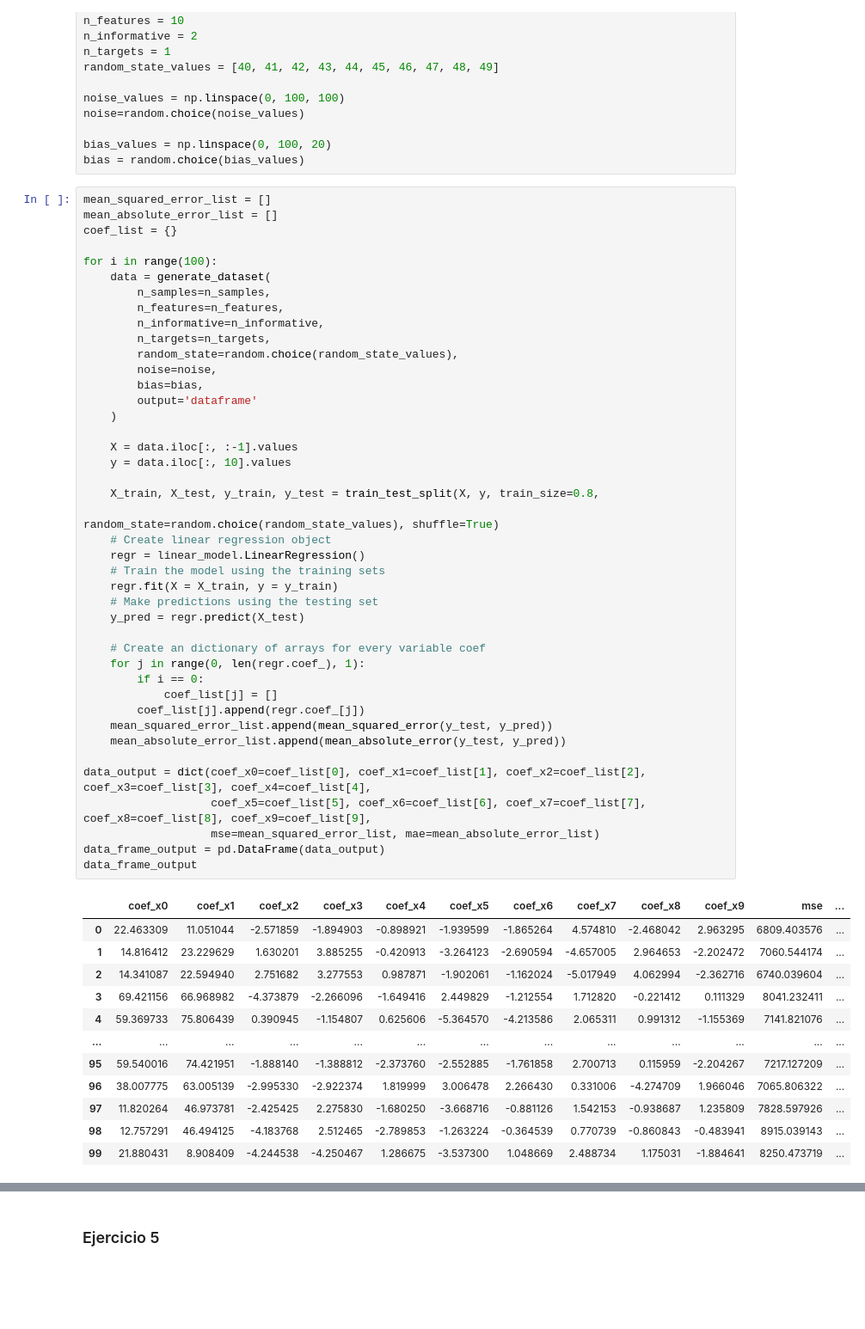
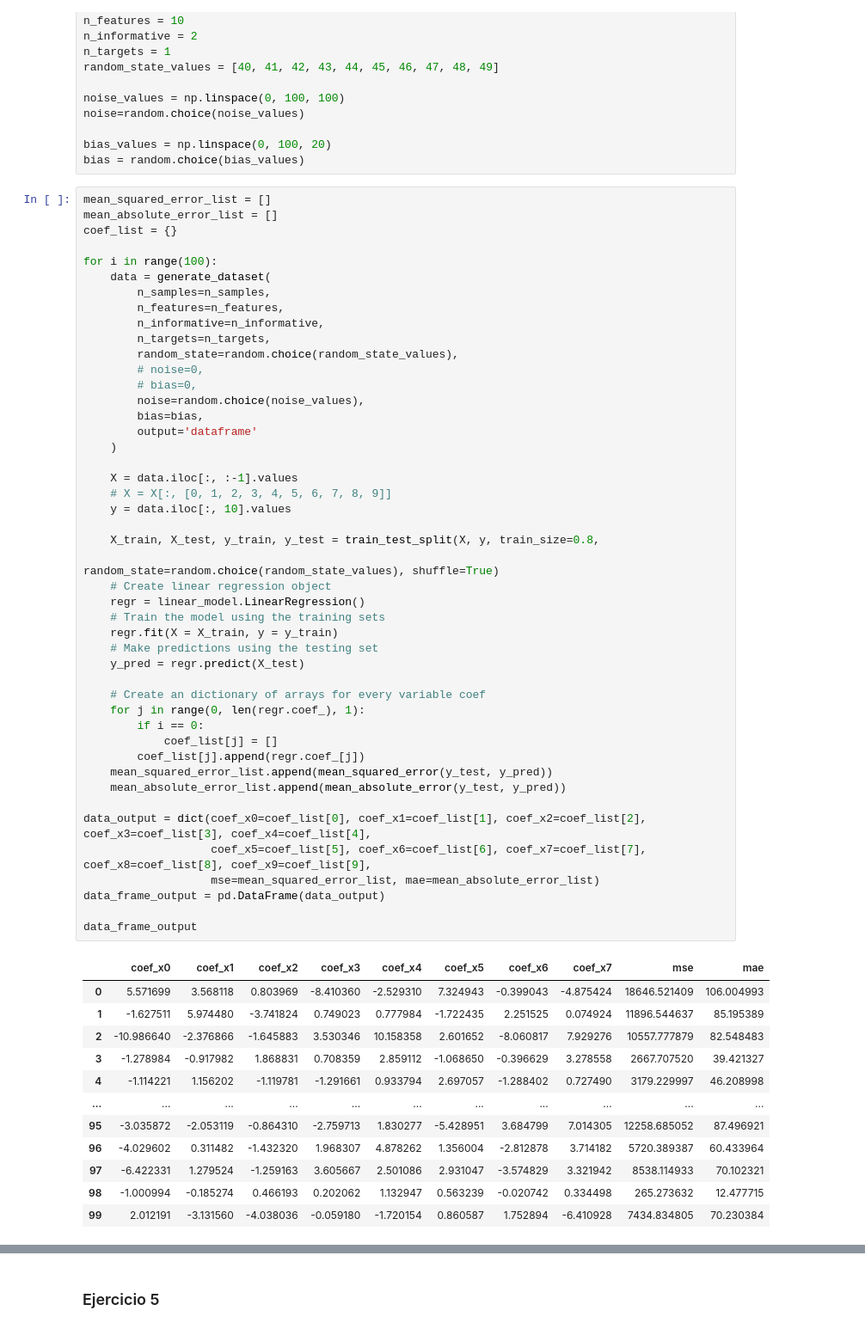
Before and after one commit to FIUBA-Posgrado-Inteligencia-Artificial/intro_ia, a Jupyter notebook: tp_integrador_enunciado/tpi_parte2.ipynb, the cells around one changed output, grey strips where cells are left out. Shown at 86% size. Cells and saved outputs as stored; diff of their text form; blank space fills up the shorter version.

Commit message:
ejercicio 4 with dataframe fix

```diff
--- a/tp_integrador_enunciado/tpi_parte2.ipynb
+++ b/tp_integrador_enunciado/tpi_parte2.ipynb
@@ -238,46 +238,50 @@ for i in range(100):
         n_informative=n_informative,
         n_targets=n_targets,
         random_state=random.choice(random_state_values),
-        noise=noise,
+        # noise=0,
+        # bias=0,
+        noise=random.choice(noise_values),
         bias=bias,
         output='dataframe'
     )
 
     X = data.iloc[:, :-1].values
+    # X = X[:, [0, 1, 2, 3, 4, 5, 6, 7, 8, 9]]
     y = data.iloc[:, 10].values
 
     X_train, X_test, y_train, y_test = train_test_split(X, y, train_size=0.8,
                                                         random_state=random.choice(random_state_values), shuffle=True)
     # Create linear regression object
     regr = linear_model.LinearRegression()
     # Train the model using the training sets
     regr.fit(X = X_train, y = y_train)
     # Make predictions using the testing set
     y_pred = regr.predict(X_test)
 
     # Create an dictionary of arrays for every variable coef
     for j in range(0, len(regr.coef_), 1):
         if i == 0:
             coef_list[j] = []
         coef_list[j].append(regr.coef_[j])
     mean_squared_error_list.append(mean_squared_error(y_test, y_pred))
     mean_absolute_error_list.append(mean_absolute_error(y_test, y_pred))
 
 data_output = dict(coef_x0=coef_list[0], coef_x1=coef_list[1], coef_x2=coef_list[2], coef_x3=coef_list[3], coef_x4=coef_list[4],
                    coef_x5=coef_list[5], coef_x6=coef_list[6], coef_x7=coef_list[7], coef_x8=coef_list[8], coef_x9=coef_list[9],
                    mse=mean_squared_error_list, mae=mean_absolute_error_list)
 data_frame_output = pd.DataFrame(data_output)
+
 data_frame_output
 # %% [output]
-|  | coef_x0 | coef_x1 | coef_x2 | coef_x3 | coef_x4 | coef_x5 | coef_x6 | coef_x7 | coef_x8 | coef_x9 | mse | ... |
-| 0 | 22.463309 | 11.051044 | -2.571859 | -1.894903 | -0.898921 | -1.939599 | -1.865264 | 4.574810 | -2.468042 | 2.963295 | 6809.403576 | ... |
-| 1 | 14.816412 | 23.229629 | 1.630201 | 3.885255 | -0.420913 | -3.264123 | -2.690594 | -4.657005 | 2.964653 | -2.202472 | 7060.544174 | ... |
-| 2 | 14.341087 | 22.594940 | 2.751682 | 3.277553 | 0.987871 | -1.902061 | -1.162024 | -5.017949 | 4.062994 | -2.362716 | 6740.039604 | ... |
-| 3 | 69.421156 | 66.968982 | -4.373879 | -2.266096 | -1.649416 | 2.449829 | -1.212554 | 1.712820 | -0.221412 | 0.111329 | 8041.232411 | ... |
-| 4 | 59.369733 | 75.806439 | 0.390945 | -1.154807 | 0.625606 | -5.364570 | -4.213586 | 2.065311 | 0.991312 | -1.155369 | 7141.821076 | ... |
-| ... | ... | ... | ... | ... | ... | ... | ... | ... | ... | ... | ... | ... |
-| 95 | 59.540016 | 74.421951 | -1.888140 | -1.388812 | -2.373760 | -2.552885 | -1.761858 | 2.700713 | 0.115959 | -2.204267 | 7217.127209 | ... |
-| 96 | 38.007775 | 63.005139 | -2.995330 | -2.922374 | 1.819999 | 3.006478 | 2.266430 | 0.331006 | -4.274709 | 1.966046 | 7065.806322 | ... |
-| 97 | 11.820264 | 46.973781 | -2.425425 | 2.275830 | -1.680250 | -3.668716 | -0.881126 | 1.542153 | -0.938687 | 1.235809 | 7828.597926 | ... |
-| 98 | 12.757291 | 46.494125 | -4.183768 | 2.512465 | -2.789853 | -1.263224 | -0.364539 | 0.770739 | -0.860843 | -0.483941 | 8915.039143 | ... |
-| 99 | 21.880431 | 8.908409 | -4.244538 | -4.250467 | 1.286675 | -3.537300 | 1.048669 | 2.488734 | 1.175031 | -1.884641 | 8250.473719 | ... |
+|  | coef_x0 | coef_x1 | coef_x2 | coef_x3 | coef_x4 | coef_x5 | coef_x6 | coef_x7 | mse | mae |
+| 0 | 5.571699 | 3.568118 | 0.803969 | -8.410360 | -2.529310 | 7.324943 | -0.399043 | -4.875424 | 18646.521409 | 106.004993 |
+| 1 | -1.627511 | 5.974480 | -3.741824 | 0.749023 | 0.777984 | -1.722435 | 2.251525 | 0.074924 | 11896.544637 | 85.195389 |
+| 2 | -10.986640 | -2.376866 | -1.645883 | 3.530346 | 10.158358 | 2.601652 | -8.060817 | 7.929276 | 10557.777879 | 82.548483 |
+| 3 | -1.278984 | -0.917982 | 1.868831 | 0.708359 | 2.859112 | -1.068650 | -0.396629 | 3.278558 | 2667.707520 | 39.421327 |
+| 4 | -1.114221 | 1.156202 | -1.119781 | -1.291661 | 0.933794 | 2.697057 | -1.288402 | 0.727490 | 3179.229997 | 46.208998 |
+| ... | ... | ... | ... | ... | ... | ... | ... | ... | ... | ... |
+| 95 | -3.035872 | -2.053119 | -0.864310 | -2.759713 | 1.830277 | -5.428951 | 3.684799 | 7.014305 | 12258.685052 | 87.496921 |
+| 96 | -4.029602 | 0.311482 | -1.432320 | 1.968307 | 4.878262 | 1.356004 | -2.812878 | 3.714182 | 5720.389387 | 60.433964 |
+| 97 | -6.422331 | 1.279524 | -1.259163 | 3.605667 | 2.501086 | 2.931047 | -3.574829 | 3.321942 | 8538.114933 | 70.102321 |
+| 98 | -1.000994 | -0.185274 | 0.466193 | 0.202062 | 1.132947 | 0.563239 | -0.020742 | 0.334498 | 265.273632 | 12.477715 |
+| 99 | 2.012191 | -3.131560 | -4.038036 | -0.059180 | -1.720154 | 0.860587 | 1.752894 | -6.410928 | 7434.834805 | 70.230384 |
```
Also changed, not shown: parts of 1 cell of this notebook.
